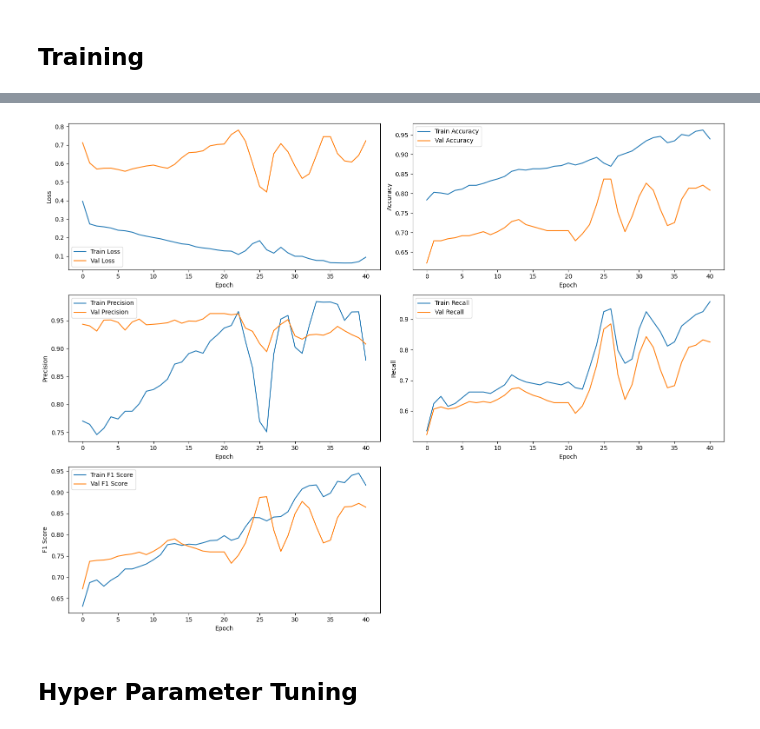
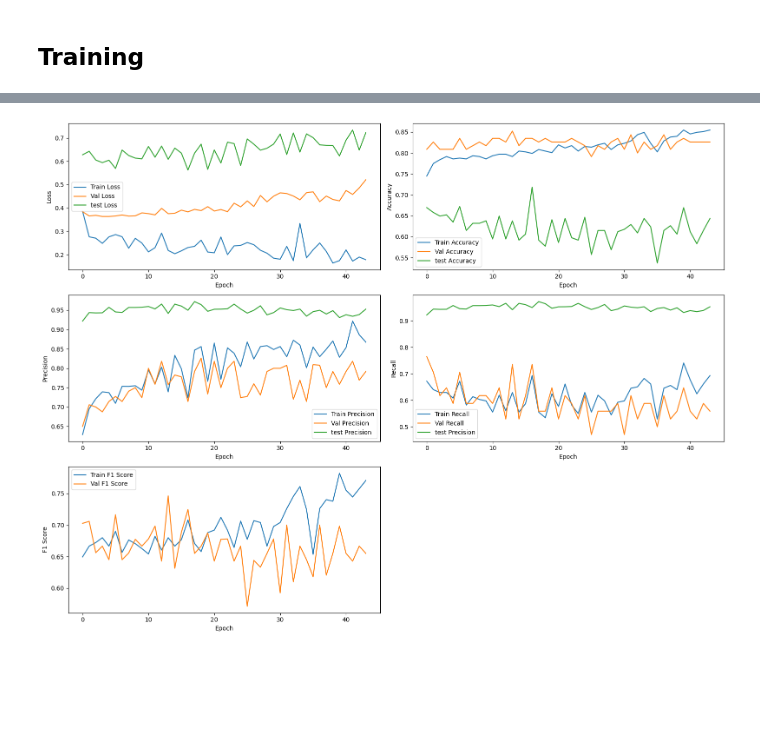
Before and after one commit to AmirMohammadiKarbalaei/Pima-Indians-Diabetes, a Jupyter notebook: pima_indians_notebook.ipynb, the cells around one changed output, grey strips where cells are left out. Drawn from its saved outputs; the diff is of its cells as text; code cells hidden in the pictures; blank space fills up the shorter version.

Commit message:
Added Test set

```diff
--- a/pima_indians_notebook.ipynb
+++ b/pima_indians_notebook.ipynb
@@ -368,25 +557,43 @@ X_val, y_val = X_val.to(device), y_val.to(device)
 # %% [markdown]
 ## Training
 # %%
+seed = 42
+random.seed(seed)
+np.random.seed(seed)
+torch.manual_seed(seed)
+torch.cuda.manual_seed_all(seed)
 
+param = {'batch_size': 32, 'lr': 0.01, 'n1': 64, 'n2': 32, 'num_ep': 100}
+device = torch.device("cuda" if torch.cuda.is_available() else "cpu")
 
 n_epochs = param["num_ep"]
 batch_size = param["batch_size"]
 
+model = create_model(param["n1"], param['n2'],18)
+model.to(device)
+
+loss_fn = nn.BCELoss()  # binary cross entropy
+optimizer = optim.Adam(model.parameters(), lr=param['lr'])
+
 train_losses = []
 val_losses = []
+test_losses = []
 train_accuracies = []
 val_accuracies = []
+test_accuracies = []
 train_precisions = []
 val_precisions = []
+test_precisions = []
 train_recalls = []
 val_recalls = []
+test_recalls = []
 train_f1_scores = []
 val_f1_scores = []
+test_f1_scores = []
 
 best_val_acc = 0
 early_stop_counter = 0
-patience = 15  # Number of epochs to wait before early stopping if validation accuracy doesn't improve
+patience = 30  # Number of epochs to wait before early stopping if validation accuracy doesn't improve
 
 for epoch in range(n_epochs):
     model.train()
@@ -436,6 +643,22 @@ for epoch in range(n_epochs):
         val_f1 = f1_score(y_val.cpu().numpy(), y_pred_val.round().cpu().numpy())
         val_f1_scores.append(val_f1)
 
+        # Compute test loss, accuracy, precision, recall, and F1 score
+        y_pred_test = model(X_test)
+        test_loss = loss_fn(y_pred_test, y_test)
+        test_losses.append(test_loss.item())
+        test_accuracy = (y_pred_test.round() == y_test).float().mean().item()
+        test_accuracies.append(test_accuracy)
+
+        test_precision = precision_score(y_test.cpu().numpy(), y_pred_test.round().cpu().numpy())
+        test_precisions.append(test_precision)
+
+        test_recall = recall_score(y_test.cpu().numpy(), y_pred_test.round().cpu().numpy())
+        test_recalls.append(test_recall)
+
+        test_f1 = f1_score(y_test.cpu().numpy(), y_pred_test.round().cpu().numpy())
+        test_f1_scores.append(test_f1)
+
         # Check for early stopping
         if best_val_acc < val_accuracy:
             best_val_acc = val_accuracy
@@ -447,8 +670,8 @@ for epoch in range(n_epochs):
             print(f'Early stopping at epoch {epoch + 1} as validation accuracy has not improved for {patience} epochs.')
             break
 
-    print(f'Epoch [{epoch + 1}/{n_epochs}], Train Loss: {train_losses[-1]:.4f}, Val Loss: {val_losses[-1]:.4f}, '
-          f'Train Accuracy: {train_accuracy:.4f}, Val Accuracy: {val_accuracy:.4f}')
+    print(f'Epoch [{epoch + 1}/{n_epochs}], Train Loss: {train_losses[-1]:.4f}, Val Loss: {val_losses[-1]:.4f}, Test Loss: {test_losses[-1]:.4f}, '
+          f'Train Accuracy: {train_accuracy:.4f}, Val Accuracy: {val_accuracy:.4f}, Test Accuracy: {test_accuracy:.4f}')
 
     if early_stop_counter >= patience:
         break
@@ -480,6 +995,7 @@ plt.figure(figsize=(16, 12))
 plt.subplot(3, 2, 1)
 plt.plot(train_losses, label='Train Loss')
 plt.plot(val_losses, label='Val Loss')
+plt.plot(test_losses, label='test Loss')
 plt.xlabel('Epoch')
 plt.ylabel('Loss')
 plt.legend()
@@ -487,34 +1003,35 @@ plt.legend()
 plt.subplot(3, 2, 2)
 plt.plot(train_accuracies, label='Train Accuracy')
 plt.plot(val_accuracies, label='Val Accuracy')
+plt.plot(test_accuracies, label='test Accuracy')
 plt.xlabel('Epoch')
 plt.ylabel('Accuracy')
 plt.legend()
 
 plt.subplot(3, 2, 3)
 plt.plot(train_precisions, label='Train Precision')
 plt.plot(val_precisions, label='Val Precision')
+plt.plot(test_precisions, label='test Precision')
 plt.xlabel('Epoch')
 plt.ylabel('Precision')
 plt.legend()
 
 plt.subplot(3, 2, 4)
 plt.plot(train_recalls, label='Train Recall')
 plt.plot(val_recalls, label='Val Recall')
+plt.plot(test_precisions, label='test Precision')
 plt.xlabel('Epoch')
 plt.ylabel('Recall')
 plt.legend()
 
 plt.subplot(3, 2, 5)
 plt.plot(train_f1_scores, label='Train F1 Score')
 plt.plot(val_f1_scores, label='Val F1 Score')
 plt.xlabel('Epoch')
 plt.ylabel('F1 Score')
 plt.legend()
 
 plt.tight_layout()
 plt.show()
 # %% [output]
-[figure, old version]
+[figure, new version]
-# %% [markdown]
-## Hyper Parameter Tuning
```
Also changed, not shown: parts of 38 cells of this notebook, 1 other file.
